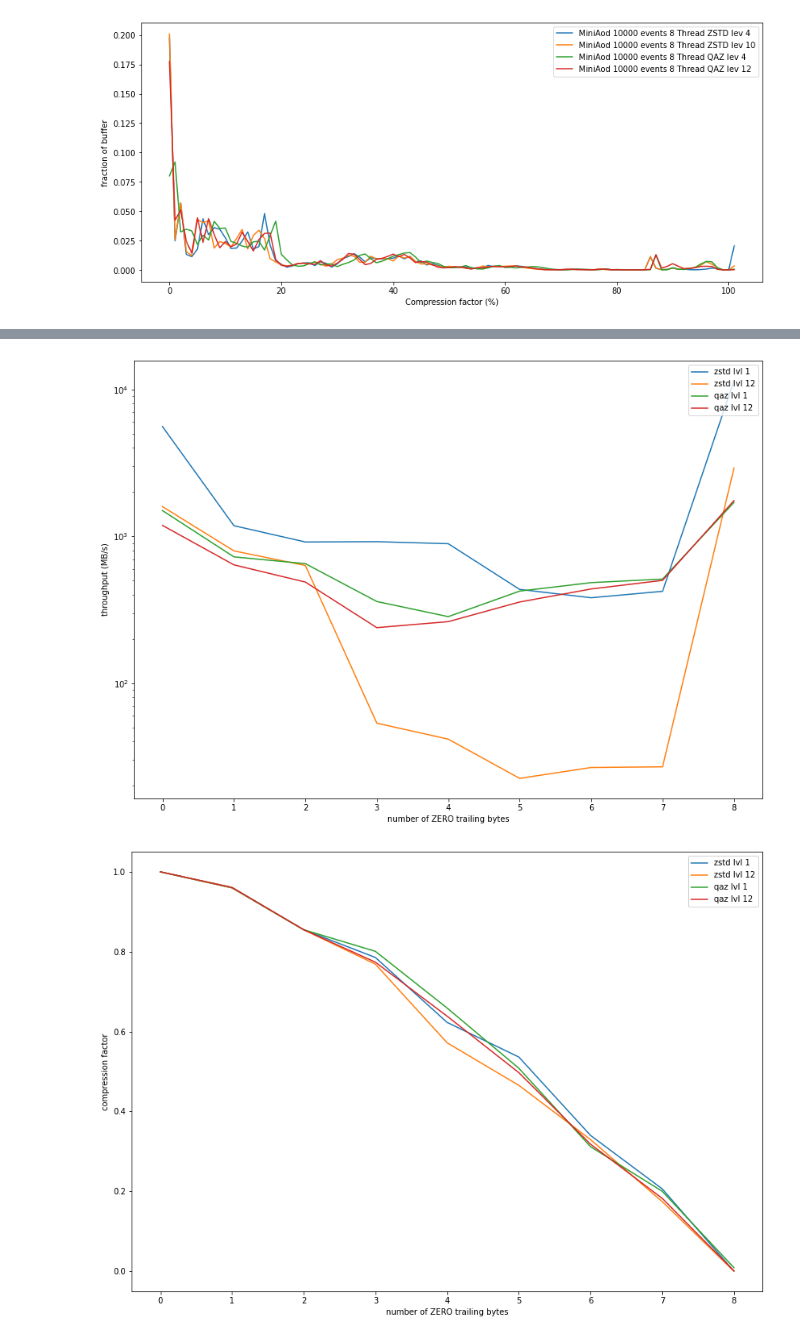
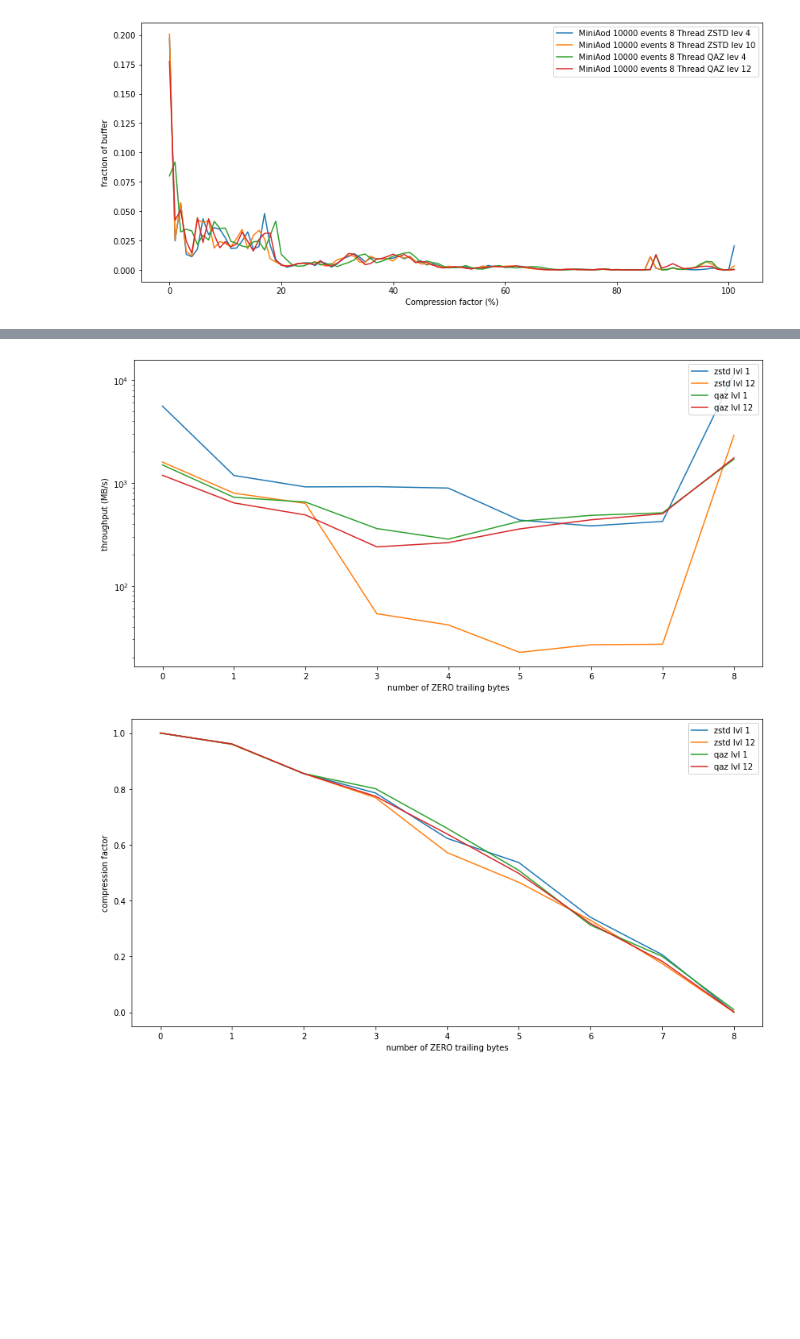
Before and after one commit to VinInn/pyTools, a Jupyter notebook: compression.ipynb, the cells around one changed output, grey strips where cells are left out. Cells and saved outputs as stored; diff of their text form; code cells hidden in the pictures; blank space fills up the shorter version.

```diff
--- a/compression.ipynb
+++ b/compression.ipynb
@@ -462,34 +487,34 @@ qaz_comp = {}
 
 qaz_thr[1] = np.array([2673,5522,6140,11114,14094,9443,8271,7820,2350])
 qaz_thr[1] = size/qaz_thr[1]
 qaz_comp[1] = np.array([1.,0.960521,0.854989,0.800894,0.658932,0.508227,0.311841,0.200162,0.00895929])
 
 qaz_thr[12] = np.array([3371,6258,8195,16749,15243,11201,9134,7984,2284])
 qaz_thr[12] = size/qaz_thr[12]
 qaz_comp[12] = np.array([1.,0.96107,0.854996,0.77376,0.638531,0.497222,0.318063,0.182436,0.000957012])
 
-fig, axs = plt.subplots(figsize=(14, 10))
+fig, axs = plt.subplots(figsize=(14, 7))
 plt.plot(zstd_thr[1],label="zstd lvl 1")
 plt.plot(zstd_thr[12],label="zstd lvl 12")
 plt.plot(qaz_thr[1],label="qaz lvl 1")
 plt.plot(qaz_thr[12],label="qaz lvl 12")
 
 plt.ylabel("throughput (MB/s)")
 plt.xlabel("number of ZERO trailing bytes")
 plt.yscale("log")
 plt.legend(loc='upper right')
 plt.show()
 
-fig, axs = plt.subplots(figsize=(14, 10))
+fig, axs = plt.subplots(figsize=(14, 7))
 plt.plot(zstd_comp[1],label="zstd lvl 1")
 plt.plot(zstd_comp[12],label="zstd lvl 12")
 plt.plot(qaz_comp[1],label="qaz lvl 1")
 plt.plot(qaz_comp[12],label="qaz lvl 12")
 
 plt.ylabel("compression factor")
 plt.xlabel("number of ZERO trailing bytes")
 plt.legend(loc='upper right')
 plt.show()
 # %% [output]
-[figure, old version]
+[figure, new version]
-[figure, old version]
+[figure, new version]
```
Also changed, not shown: parts of 2 cells of this notebook, 1 other file.
